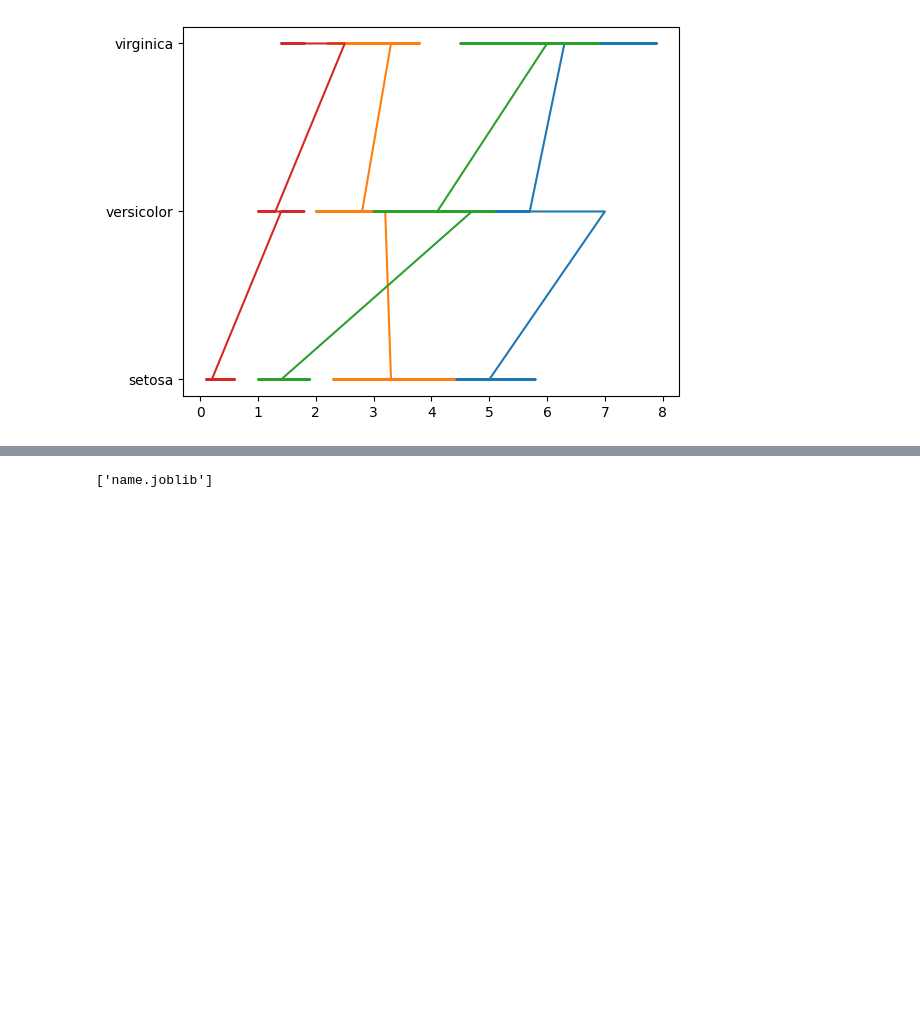
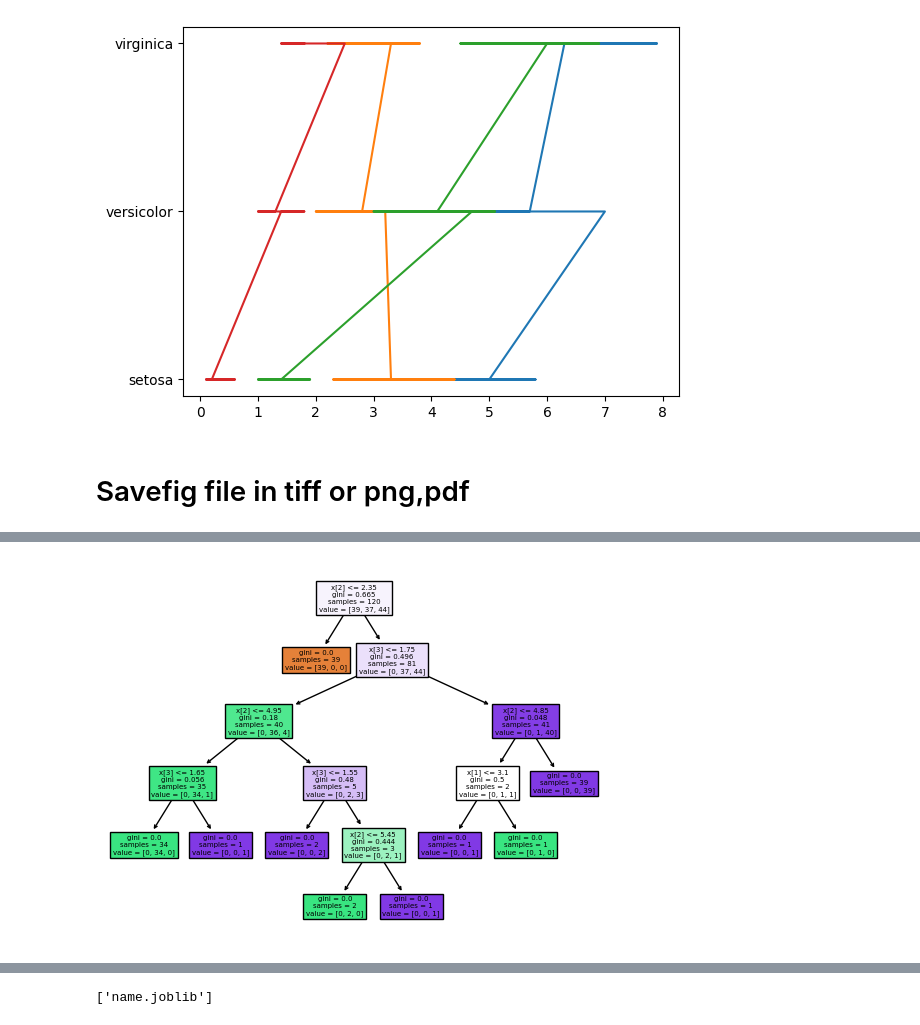
Before and after one commit to danishmeh/Datascience_learn_with_python, a Jupyter notebook: ML again/decision_tree/decisiontree.ipynb, the cells around one changed output, grey strips where cells are left out. Saved outputs shown, nothing was run; the diff lists cells and outputs as text; code cells hidden in the pictures; blank space fills up the shorter version.

```diff
--- a/ML again/decision_tree/decisiontree.ipynb
+++ b/ML again/decision_tree/decisiontree.ipynb
@@ -225,3 +225,13 @@ plt.plot(X,y)
  <matplotlib.lines.Line2D at 0x...>,
  <matplotlib.lines.Line2D at 0x...>]
 [figure]
+# %% [markdown]
+# Savefig file in tiff or png,pdf
+# %%
+from sklearn.tree import plot_tree
+plot_tree(model,filled=True)
+plt.savefig("tiff_compresssed.tiff",dpi =600,format = 'tiff',
+            facecolor = 'white',edgecolor = None)
+pil_kwargs = {"compression":"tiff_lzw"}
+plt.show()
+# %% [output]
@@ -227,0 +240 @@ plt.plot(X,y)
+[figure, added]
```
Also changed, not shown: parts of 26 cells of this notebook, 5 other files.
